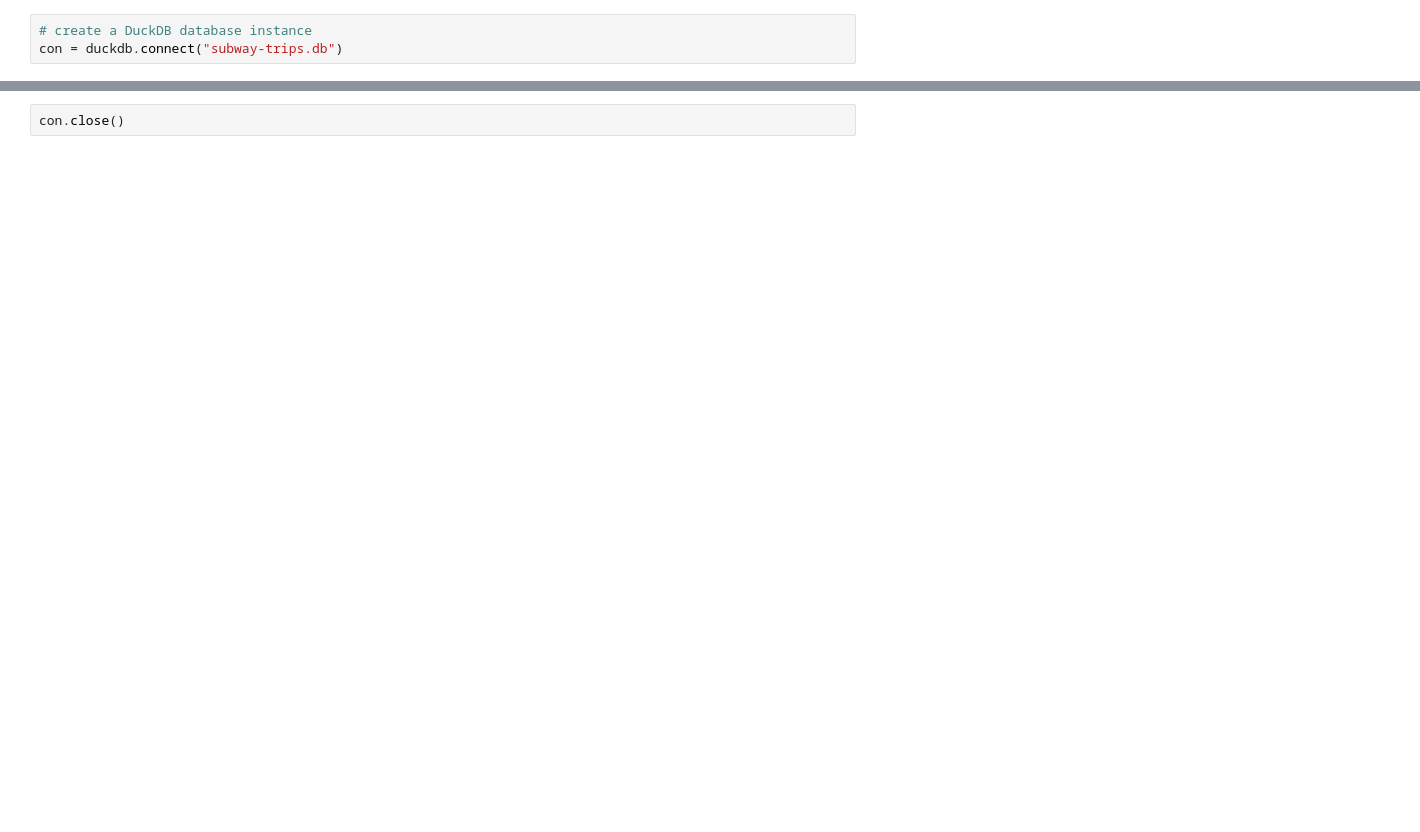
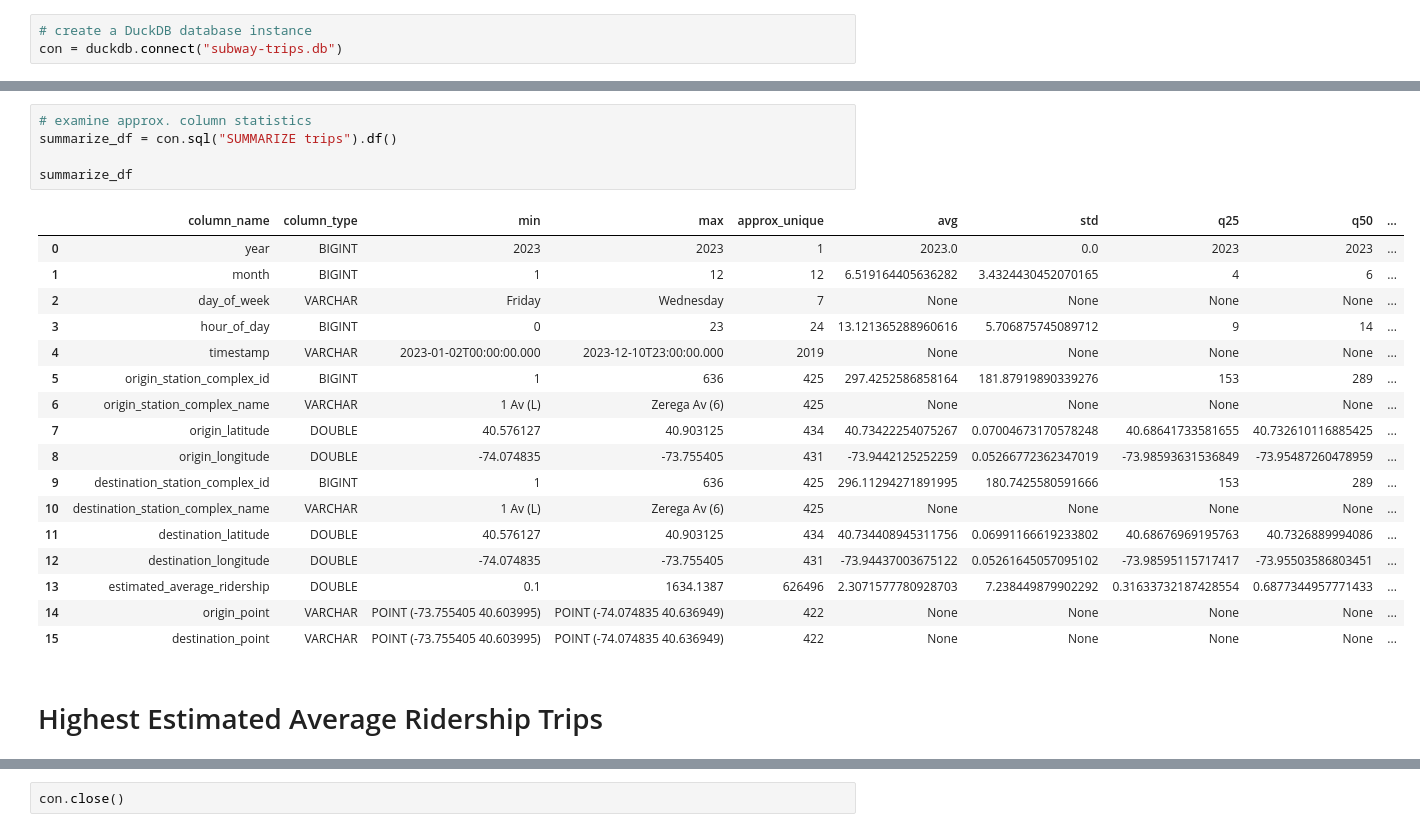
Before and after one commit to mebauer/mta-data, a Jupyter notebook: subway-trips.ipynb, the cells around one changed output, grey strips where cells are left out. Cells and saved outputs as stored; diff of their text form; blank space fills up the shorter version.

```diff
--- a/subway-trips.ipynb
+++ b/subway-trips.ipynb
@@ -38,0 +126,25 @@ Wall time: 24.4 ms
+# %%
+# examine approx. column statistics
+summarize_df = con.sql("SUMMARIZE trips").df()
+
+summarize_df
+# %% [output]
+|  | column_name | column_type | min | max | approx_unique | avg | std | q25 | q50 | ... |
+| 0 | year | BIGINT | 2023 | 2023 | 1 | 2023.0 | 0.0 | 2023 | 2023 | ... |
+| 1 | month | BIGINT | 1 | 12 | 12 | 6.519164405636282 | 3.4324430452070165 | 4 | 6 | ... |
+| 2 | day_of_week | VARCHAR | Friday | Wednesday | 7 | None | None | None | None | ... |
+| 3 | hour_of_day | BIGINT | 0 | 23 | 24 | 13.121365288960616 | 5.706875745089712 | 9 | 14 | ... |
+| 4 | timestamp | VARCHAR | 2023-01-02T00:00:00.000 | 2023-12-10T23:00:00.000 | 2019 | None | None | None | None | ... |
+| 5 | origin_station_complex_id | BIGINT | 1 | 636 | 425 | 297.4252586858164 | 181.87919890339276 | 153 | 289 | ... |
+| 6 | origin_station_complex_name | VARCHAR | 1 Av (L) | Zerega Av (6) | 425 | None | None | None | None | ... |
+| 7 | origin_latitude | DOUBLE | 40.576127 | 40.903125 | 434 | 40.73422254075267 | 0.07004673170578248 | 40.68641733581655 | 40.732610116885425 | ... |
+| 8 | origin_longitude | DOUBLE | -74.074835 | -73.755405 | 431 | -73.9442125252259 | 0.05266772362347019 | -73.98593631536849 | -73.95487260478959 | ... |
+| 9 | destination_station_complex_id | BIGINT | 1 | 636 | 425 | 296.11294271891995 | 180.7425580591666 | 153 | 289 | ... |
+| 10 | destination_station_complex_name | VARCHAR | 1 Av (L) | Zerega Av (6) | 425 | None | None | None | None | ... |
+| 11 | destination_latitude | DOUBLE | 40.576127 | 40.903125 | 434 | 40.734408945311756 | 0.06991166619233802 | 40.68676969195763 | 40.7326889994086 | ... |
+| 12 | destination_longitude | DOUBLE | -74.074835 | -73.755405 | 431 | -73.94437003675122 | 0.05261645057095102 | -73.98595115717417 | -73.95503586803451 | ... |
+| 13 | estimated_average_ridership | DOUBLE | 0.1 | 1634.1387 | 626496 | 2.3071577780928703 | 7.238449879902292 | 0.31633732187428554 | 0.6877344957771433 | ... |
+| 14 | origin_point | VARCHAR | POINT (-73.755405 40.603995) | POINT (-74.074835 40.636949) | 422 | None | None | None | None | ... |
+| 15 | destination_point | VARCHAR | POINT (-73.755405 40.603995) | POINT (-74.074835 40.636949) | 422 | None | None | None | None | ... |
+# %% [markdown]
+# Highest Estimated Average Ridership Trips
```
Also changed, not shown: parts of 34 cells of this notebook, 2 other files.
